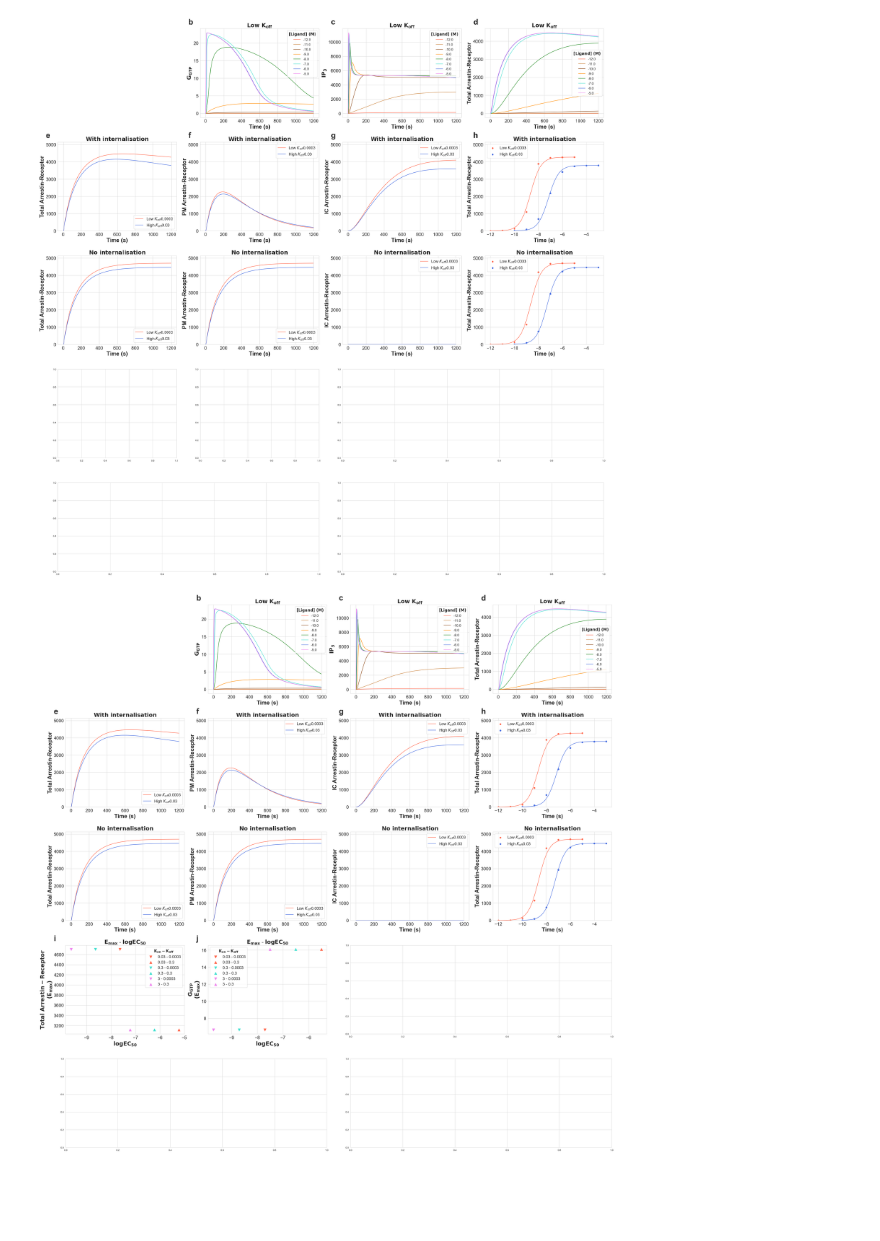
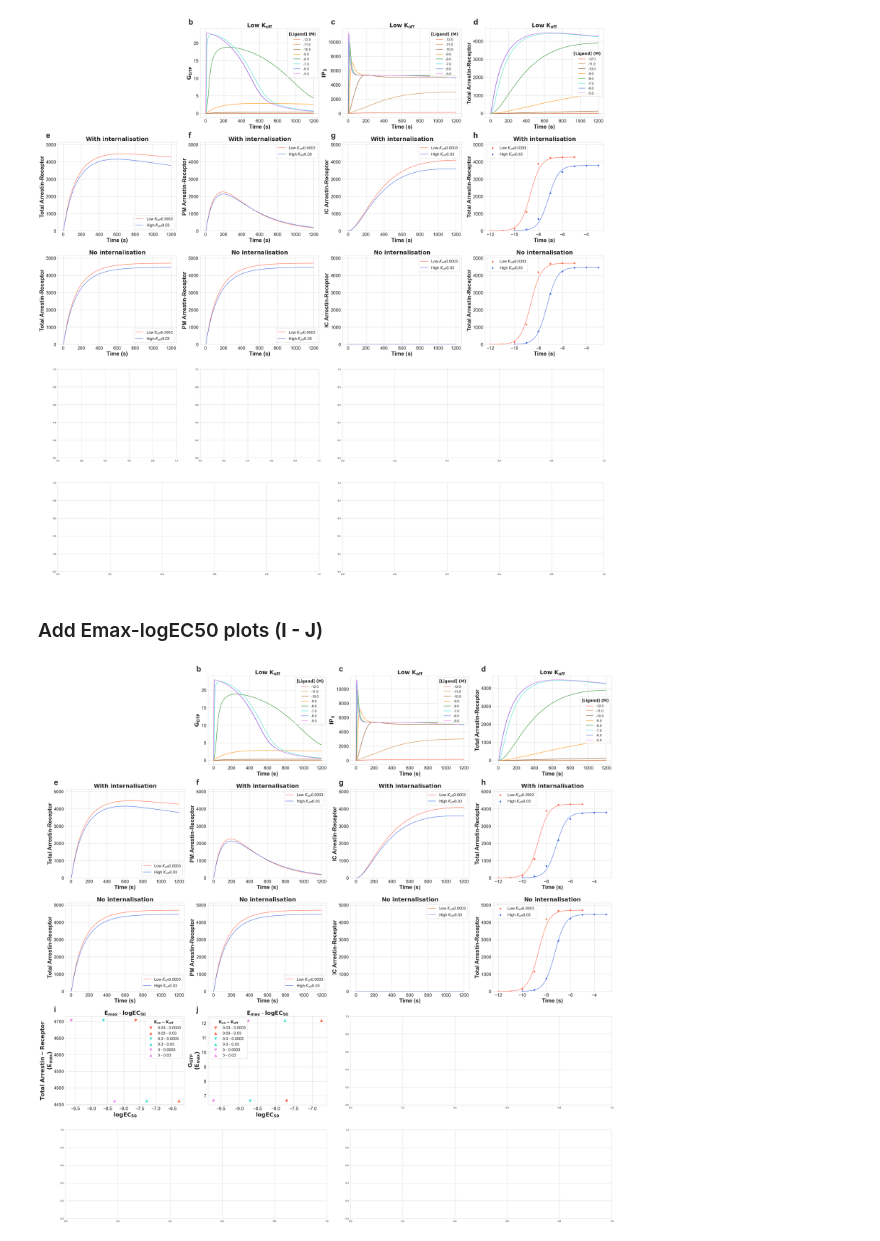
Before and after one commit to bence-szalai/gpcr-signaling-simulation, a Jupyter notebook: code/create_plots.ipynb, the cells around one changed output. Cells and saved outputs as stored; diff of their text form; code cells hidden in the pictures; blank space fills up the shorter version.

Commit message:
Code for creating preliminary plots

```diff
--- a/code/create_plots.ipynb
+++ b/code/create_plots.ipynb
@@ -405,6 +405,8 @@ with open('../data/temporary_plot_B_H_axes_object.pkl','wb') as file:
     pickle.dump(ax,file)
 # %% [output]
 [figure]
+# %% [markdown]
+### Add Emax-logEC50 plots (__I - J__)
 # %%
 def draw_emax_ec50_plot(molecule,molecules_dict,kon_list,koff_list,intern_status,process_name,ligand_ccs,\
                         color_palette_dict,color_names,ax,subplot_name,fig_width,fig_height,\
@@ -505,7 +507,7 @@ with open('../data/temporary_plot_B_H_axes_object.pkl','rb') as file:
 time_to_response=1200
 
 kon_list=[0.03,0.3,3]
-koff_list=[0.0003,0.3]
+koff_list=[0.0003,0.03]
 internalisation_status=['With_internalisation','No_internalisation']
 process_name='Koff_Kon_all'
 color_palette_dict=mcolors.CSS4_COLORS
@@ -519,31 +521,31 @@ fig_height=40
 
 ## FOntsize=fig_width*fig_height/title_fontsize_ratio
 subplot_label_fontsize_nominator=50
 subplot_title_fontsize_nominator=70
 subplot_axis_label_fontsize_nominator=70
 subplot_axis_tick_label_fontsize_nominator=85
 subplot_legend_label_fontsize_nominator=100
 subplot_legend_title_fontsize_nominator=100
 legend_title='$\mathbf{K_{on}-K_{off}}$'
 #legend_handles=['Low $K_{off}$','High $K_{off}$']
 marker_size_nominator=15
 
 marker_list=["v","^"]
 
 
 
 for molecule,subplot_name,subplot_label in zip(molecules_to_plot,subplots_names,subplot_labels):
         ax[subplot_name]=draw_emax_ec50_plot(molecule,molecules_dict,kon_list,koff_list,intern_status,process_name,ligand_ccs,\
                                             color_palette_dict,color_names,ax,subplot_name,fig_width,fig_height,\
                                             subplot_title_fontsize_nominator,subplot_axis_label_fontsize_nominator,\
                                             subplot_axis_tick_label_fontsize_nominator,subplot_legend_label_fontsize_nominator,\
                                             legend_title,subplot_legend_title_fontsize_nominator,legend_handles,time_to_response,ylim,\
                                             subplot_label,subplot_label_fontsize_nominator,marker_size_nominator,marker_list)
 
 ## Save fig and axes object for later to add more subplots to it
 with open('../data/temporary_plot_B_J_fig_object.pkl','wb') as file:
     pickle.dump(fig,file)
 with open('../data/temporary_plot_B_J_axes_object.pkl','wb') as file:
     pickle.dump(ax,file)
 # %% [output]
-[figure, old version]
+[figure, new version]
```
Also changed, not shown: parts of 7 cells of this notebook.
